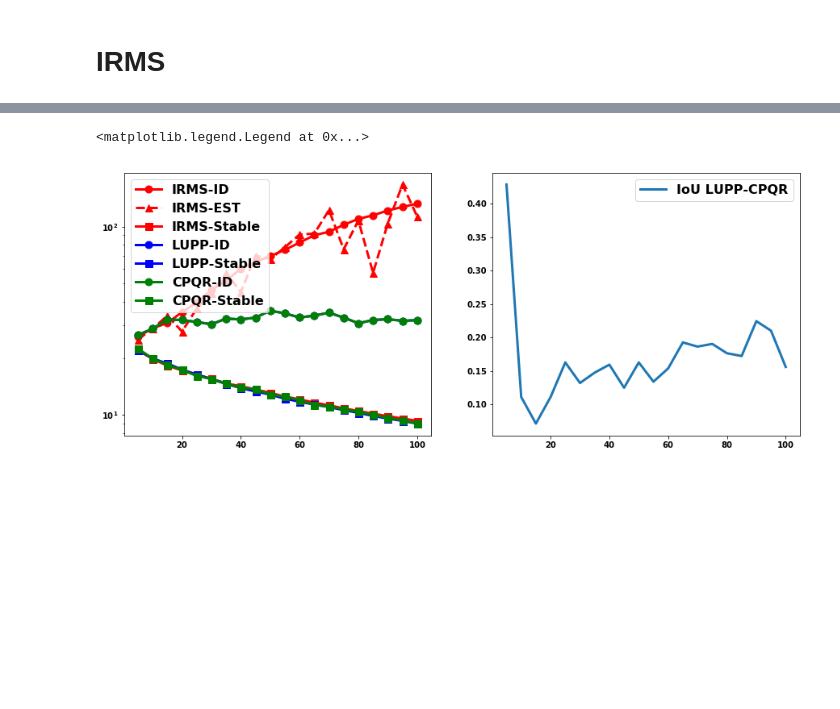
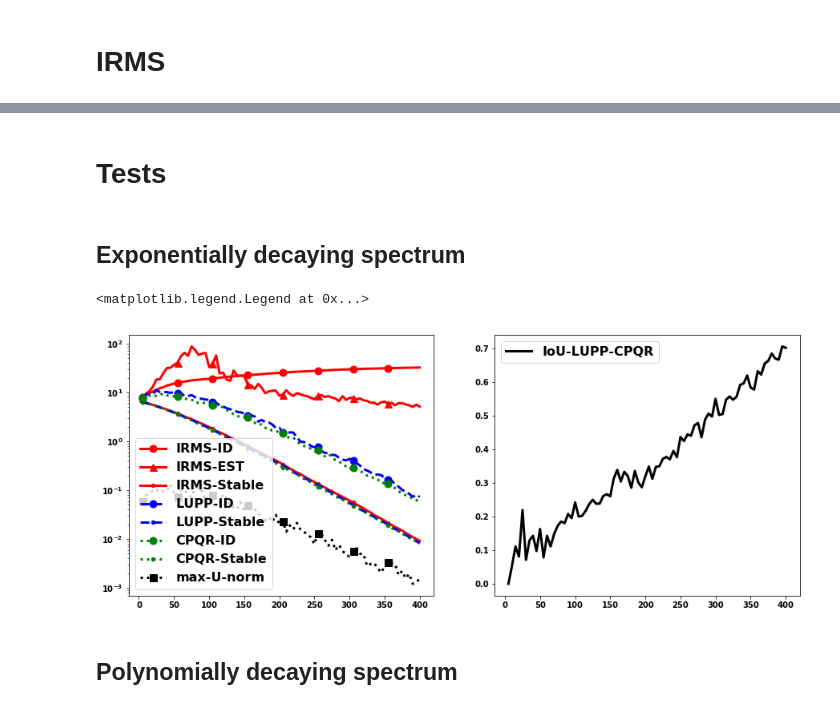
Before and after one commit to dyjdongyijun/Robust_Blockwise_Random_Pivoting, a Jupyter notebook: irms.ipynb, the cells around one changed output, grey strips where cells are left out. Saved outputs shown, nothing was run; the diff lists cells and outputs as text; code cells hidden in the pictures; blank space fills up the shorter version.

```diff
--- a/irms.ipynb
+++ b/irms.ipynb
@@ -15,7 +15,7 @@ from ml_collections import config_dict
 import scipy.sparse as sparse
 import os, sys
 
-root_dir = r'/workspace/ydong/RandNLA'
+root_dir = r'/workspace/ydong/_irms'
 
 font = {'weight' : 'bold',
         'size'   : 12}
@@ -442,24 +443,40 @@ ranks, errs_id_irms, errs_est_irms, errs_sid_irms, errs_sid_lupp, errs_sid_cpqr,
-# %%
-mask = ranks<=100
-plt.figure(figsize=(15,6))
-
-plt.subplot(1,2,1)
-plt.plot(ranks[mask], errs_id_irms[mask], 'ro-', label='IRMS-ID')
-plt.plot(ranks[mask], errs_est_irms[mask], 'r^--', label='IRMS-EST')
-plt.plot(ranks[mask], errs_sid_irms[mask], 'rs-', label='IRMS-Stable')
-
-plt.plot(ranks[mask], errs_id_lupp[mask], 'bo-', label='LUPP-ID')
-plt.plot(ranks[mask], errs_sid_lupp[mask], 'bs-', label='LUPP-Stable')
-
-plt.plot(ranks[mask], errs_id_lupp[mask], 'go-', label='CPQR-ID')
-plt.plot(ranks[mask], errs_sid_cpqr[mask], 'gs-', label='CPQR-Stable')
-plt.legend()
-ax = plt.gca()
-ax.set_yscale('log')
-
-plt.subplot(1,2,2)
-plt.plot(ranks[mask], ious_lu_qr[mask], label='IoU LUPP-CPQR')
-plt.legend()
-# %% [output]
-<matplotlib.legend.Legend at 0x...>
-[figure, removed]
+# %% [markdown]
+# Tests
+# %%
+plot_styler = {
+    'IRMS-ID': 'ro-',
+    'IRMS-EST': 'r^-',
+    'IRMS-Stable': 'r.-',
+    'LUPP-ID': 'bo--',
+    'LUPP-Stable': 'b.--',
+    'CPQR-ID': 'go:',
+    'CPQR-Stable': 'g.:',
+    'max-U-norm': 'ks:',
+    'IoU-LUPP-CPQR': 'k-',
+}
+# %% [markdown]
+## Exponentially decaying spectrum
+# %%
+errors, others, ranks = compare_id_algorithms(targets['Gaussian-exp'], mode='lu')
+# %%
+max_x = 400
+mask = ranks<=max_x
+markevery = 10
+
+plt.figure(figsize=(15,6))
+plt.subplot(1,2,1)
+for err_key, err_val in errors.items():
+    plt.plot(ranks[mask], err_val[mask], plot_styler[err_key], label=err_key, markevery=markevery)
+plt.legend()
+ax = plt.gca()
+ax.set_yscale('log')
+
+plt.subplot(1,2,2)
+for key, val in others.items():
+    plt.plot(ranks[mask], val[mask], plot_styler[key], label=key, markevery=markevery)
+plt.legend()
+# %% [output]
+<matplotlib.legend.Legend at 0x...>
+[figure, added]
+# %% [markdown]
+## Polynomially decaying spectrum
```
Also changed, not shown: parts of 11 cells of this notebook.
